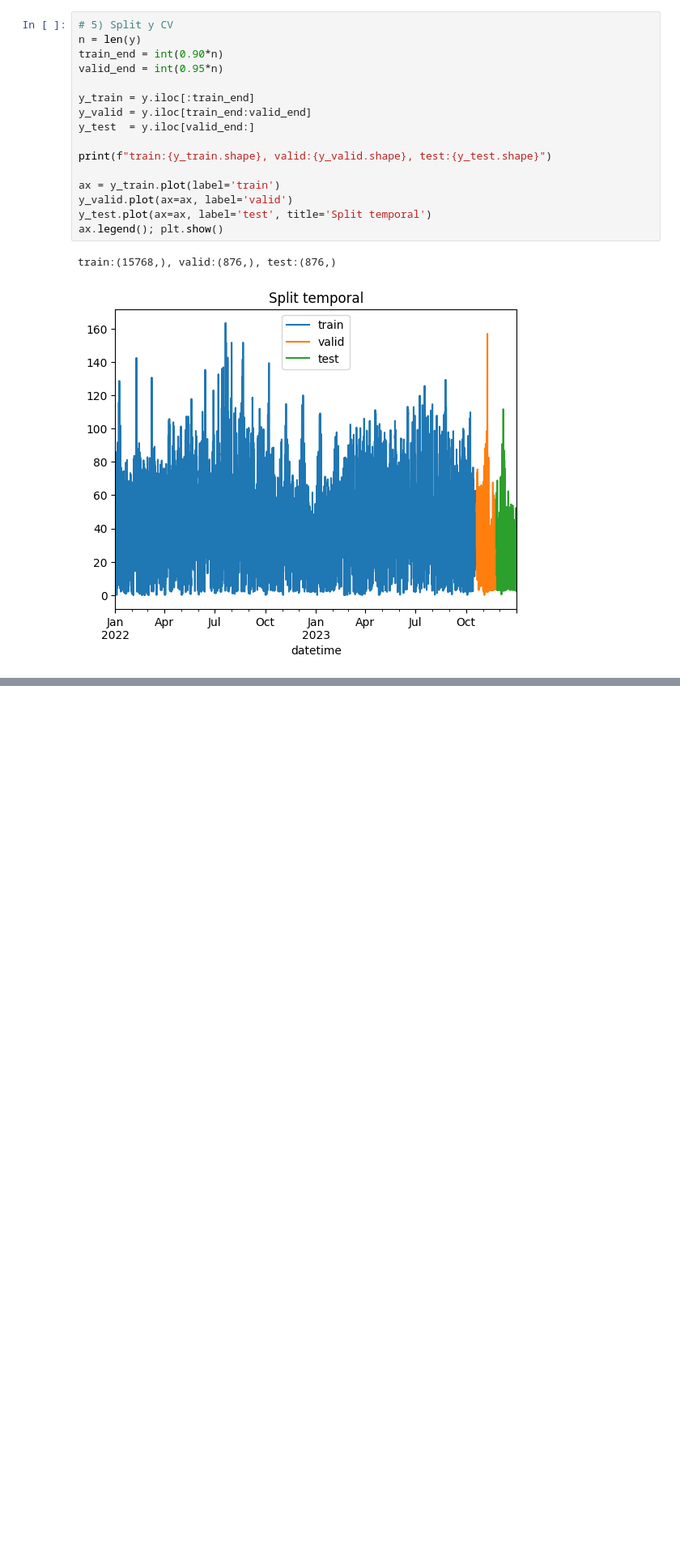
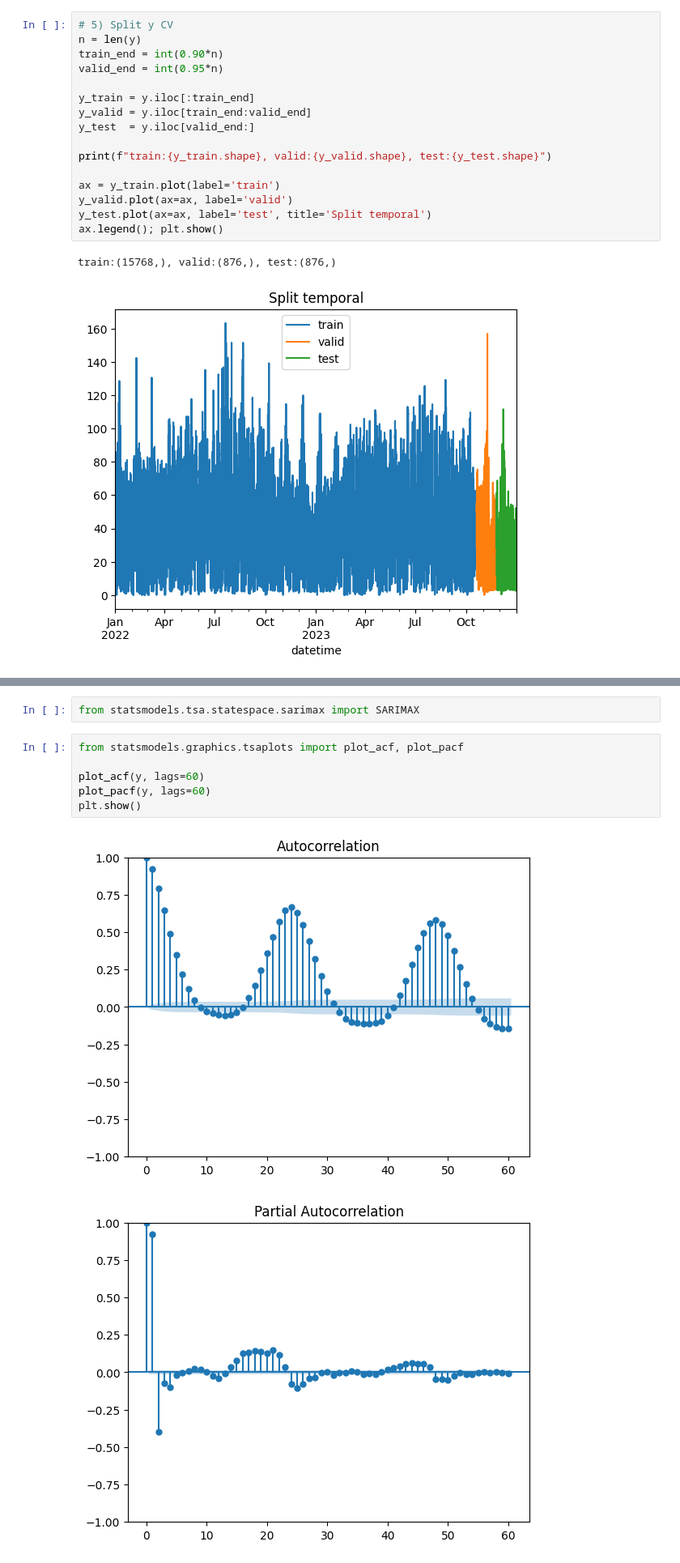
Before and after one commit to ignacioareal23-svg/AASeriesTemporalesFlujosDeDatos, a Jupyter notebook: ProyectoSeries/main-definitivo.ipynb, the cells around one changed output, grey strips where cells are left out. Shown: that part at 81% size. Saved outputs shown, nothing was run; the diff lists cells and outputs as text; blank space fills up the shorter version.

```diff
--- a/ProyectoSeries/main-definitivo.ipynb
+++ b/ProyectoSeries/main-definitivo.ipynb
@@ -271,0 +308,11 @@ train:(15768,), valid:(876,), test:(876,)
+# %%
+from statsmodels.tsa.statespace.sarimax import SARIMAX
+# %%
+from statsmodels.graphics.tsaplots import plot_acf, plot_pacf
+
+plot_acf(y, lags=60)
+plot_pacf(y, lags=60)
+plt.show()
+# %% [output]
+[figure, added]
+[figure, added]
```
Also changed, not shown: parts of 5 cells of this notebook.
